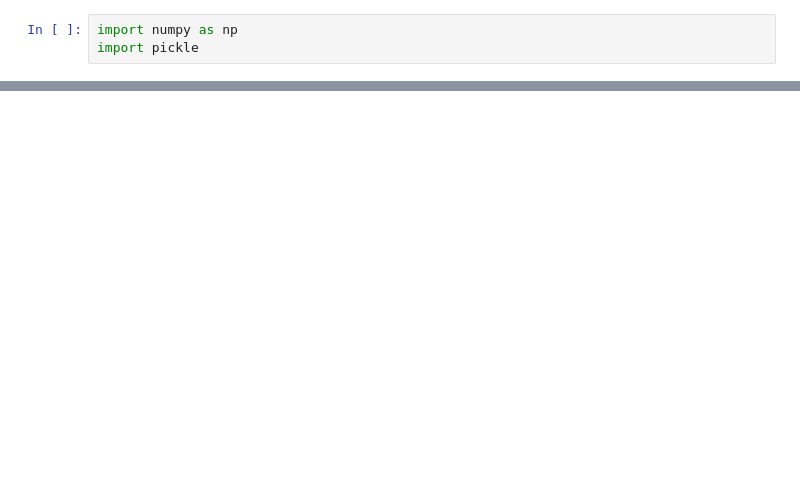
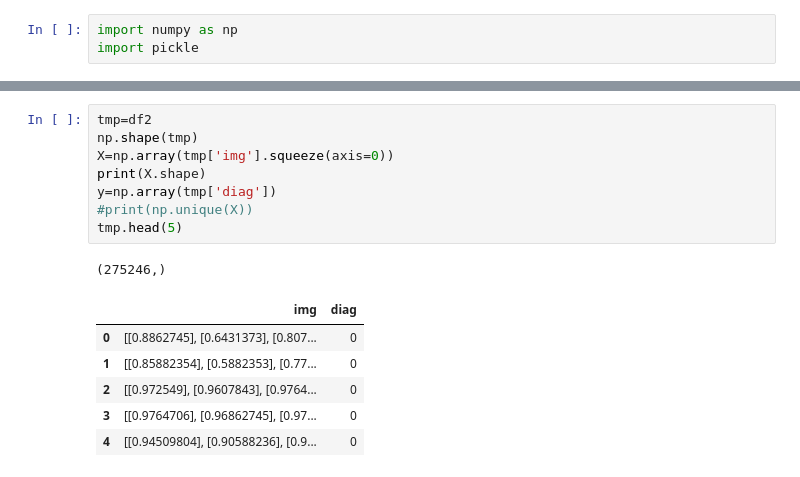
Before and after one commit to claponcet/DUT---IA-Detection-Cancer, a Jupyter notebook: lectureNPY.ipynb, the cells around one changed output, grey strips where cells are left out. Cells and saved outputs as stored; diff of their text form; blank space fills up the shorter version.

```diff
--- a/lectureNPY.ipynb
+++ b/lectureNPY.ipynb
@@ -43,0 +94,16 @@ df2.head(5)
+# %%
+tmp=df2
+np.shape(tmp)
+X=np.array(tmp['img'].squeeze(axis=0))
+print(X.shape)
+y=np.array(tmp['diag'])
+#print(np.unique(X))
+tmp.head(5)
+# %% [output]
+(275246,)
+|  | img | diag |
+| 0 | [[0.8862745], [0.6431373], [0.807... | 0 |
+| 1 | [[0.85882354], [0.5882353], [0.77... | 0 |
+| 2 | [[0.972549], [0.9607843], [0.9764... | 0 |
+| 3 | [[0.9764706], [0.96862745], [0.97... | 0 |
+| 4 | [[0.94509804], [0.90588236], [0.9... | 0 |
```
Also changed, not shown: parts of 16 cells of this notebook, 3 other files.
